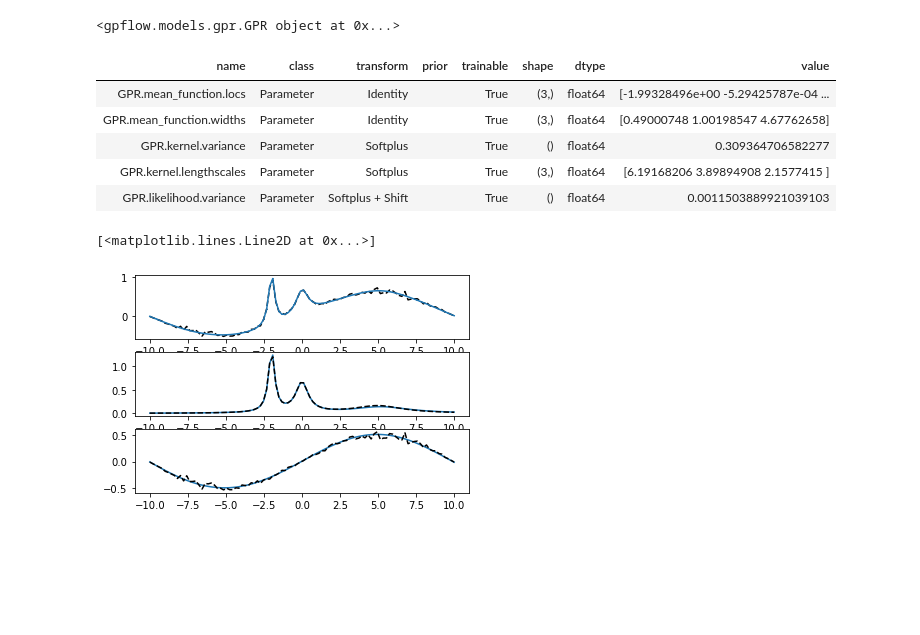
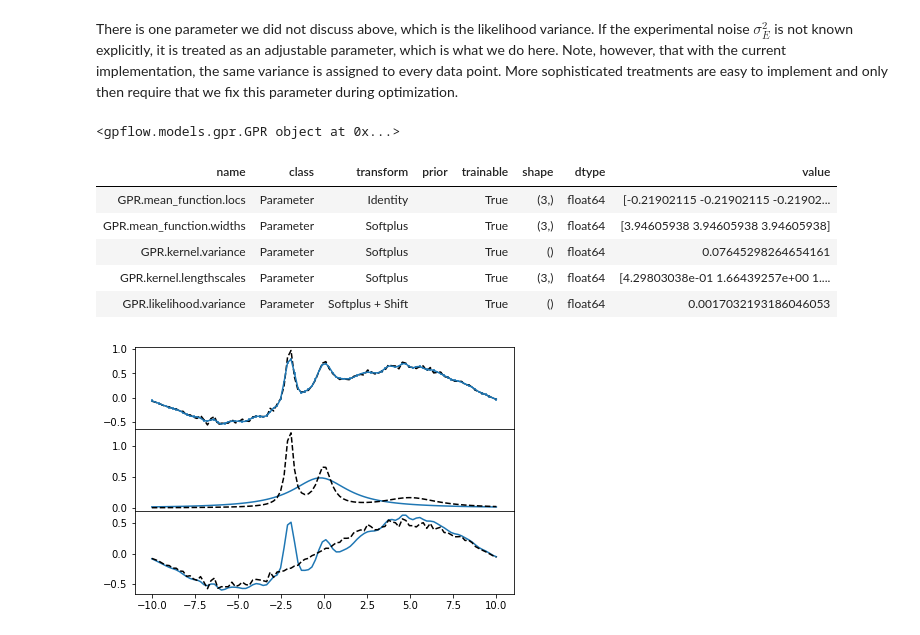
Before and after one commit to wpk-nist-gov/MATSgp, a Jupyter notebook: cci_workup/Uncertainty_GPR_example.ipynb, the cells around one changed output. Saved outputs shown, nothing was run; the diff lists cells and outputs as text; code cells hidden in the pictures; blank space fills up the shorter version.

```diff
--- a/cci_workup/Uncertainty_GPR_example.ipynb
+++ b/cci_workup/Uncertainty_GPR_example.ipynb
@@ -19,7 +19,8 @@ class MeanFunc(gpflow.mean_functions.MeanFunction):
 
     def __init__(self, locs=[-2.0, 0.0, 5.0], widths=[0.5, 1.0, 4.0]):
         self.locs = gpflow.Parameter(locs, dtype=tf.float64, name='lorentz_loc')
-        self.widths = gpflow.Parameter(widths, dtype=tf.float64, name='lorentz_width')
+        self.widths = gpflow.Parameter(widths, dtype=tf.float64, name='lorentz_width',
+                                       transform=gpflow.utilities.positive())
 
     def __call__(self, xTP):
         #First column is x, next is T, last is P
@@ -61,7 +70,7 @@ plt.show()
 #We need to create a kernel to use and a mean function
 #Note that the parameters in the mean function defined here WILL BE MODIFIED by the fitting procedure
 kern = gpflow.kernels.SquaredExponential(lengthscales=[1.0, 1.0, 1.0])
-mf = MeanFunc()
+mf_ref = MeanFunc()
 
 #We want to generate data with columns of x, T, P and noise to go with it
 x = np.linspace(-10.0, 10.0, 100)
@@ -74,9 +83,12 @@ for i in range(temps.shape[0]):
     noise.append(create_noise(x))
 x_dat = np.vstack(x_dat)
 #With x data, can just call the mean function (lazily letting initial parameters be the reference)
-orig_y = mf(x_dat)
+orig_y = mf_ref(x_dat)
 orig_noise = np.hstack(noise)[:, None]
 y_dat = orig_y + orig_noise
 
+#Putting in parameters off from the true values for training
+mf = MeanFunc(locs=[0.0, 0.0, 0.0], widths=[1.0, 1.0, 1.0])
+
 #Define our Gaussian process regression model
 gpr = gpflow.models.GPR(data=(x_dat, y_dat), kernel=kern, mean_function=mf)
@@ -96,3 +120,5 @@ gpr.trainable_variables
+# %% [markdown]
+There is one parameter we did not discuss above, which is the likelihood variance. If the experimental noise $\sigma_{E}^2$ is not known explicitly, it is treated as an adjustable parameter, which is what we do here. Note, however, that with the current implementation, the same variance is assigned to every data point. More sophisticated treatments are easy to implement and only then require that we fix this parameter during optimization.
 # %%
 #Perform optimization (it's L-BFGS-B in scipy by default, but could also use Tensorflow, etc.)
 opt = gpflow.optimizers.Scipy()
@@ -103,33 +129,36 @@ gpr
 # %% [output]
 <gpflow.models.gpr.GPR object at 0x...>
 | name | class | transform | prior | trainable | shape | dtype | value |
-| GPR.mean_function.locs | Parameter | Identity |  | True | (3,) | float64 | [-1.99328496e+00 -5.29425787e-04 ... |
-| GPR.mean_function.widths | Parameter | Identity |  | True | (3,) | float64 | [0.49000748 1.00198547 4.67762658] |
-| GPR.kernel.variance | Parameter | Softplus |  | True | () | float64 | 0.309364706582277 |
-| GPR.kernel.lengthscales | Parameter | Softplus |  | True | (3,) | float64 | [6.19168206 3.89894908 2.1577415 ] |
-| GPR.likelihood.variance | Parameter | Softplus + Shift |  | True | () | float64 | 0.0011503889921039103 |
+| GPR.mean_function.locs | Parameter | Identity |  | True | (3,) | float64 | [-0.21902115 -0.21902115 -0.21902... |
+| GPR.mean_function.widths | Parameter | Softplus |  | True | (3,) | float64 | [3.94605938 3.94605938 3.94605938] |
+| GPR.kernel.variance | Parameter | Softplus |  | True | () | float64 | 0.07645298264654161 |
+| GPR.kernel.lengthscales | Parameter | Softplus |  | True | (3,) | float64 | [4.29803038e-01 1.66439257e+00 1.... |
+| GPR.likelihood.variance | Parameter | Softplus + Shift |  | True | () | float64 | 0.0017032193186046053 |
 # %%
 #Check out predictions
 #Note that predict_f returns noiseless estimates, which is probably what we want
 #But we also get variances in our estimates
 #By default the full model is return, which is the mean function added to the rest
 #We look at the full fit in the top panel, just the mean function in the middle, and just the "noise" in the bottom
 #Remember, the parameters for our mean function have been changed by optimization (see above)
 
 fig, ax = plt.subplots(3)
 
 test_x = x_dat[:x.shape[0], :]
 test_y = y_dat[:x.shape[0]]
 
 pred_mean, pred_var = gpr.predict_f(test_x)
 ax[0].errorbar(test_x[:, :1], pred_mean, yerr=np.sqrt(np.squeeze(pred_var)))
 ax[0].plot(test_x[:, :1], test_y, 'k--')
 
 ax[1].plot(test_x[:, :1], mf(test_x))
 ax[1].plot(test_x[:, :1], orig_y[:x.shape[0]], 'k--')
 
 ax[2].plot(test_x[:, :1], pred_mean - mf(test_x))
 ax[2].plot(test_x[:, :1], orig_noise[:x.shape[0]], 'k--')
+
+fig.tight_layout()
+fig.subplots_adjust(hspace=0.0)
+plt.show()
 # %% [output]
-[<matplotlib.lines.Line2D at 0x...>]
-[figure, old version]
+[figure, new version]
```
Also changed, not shown: parts of 10 cells of this notebook.
